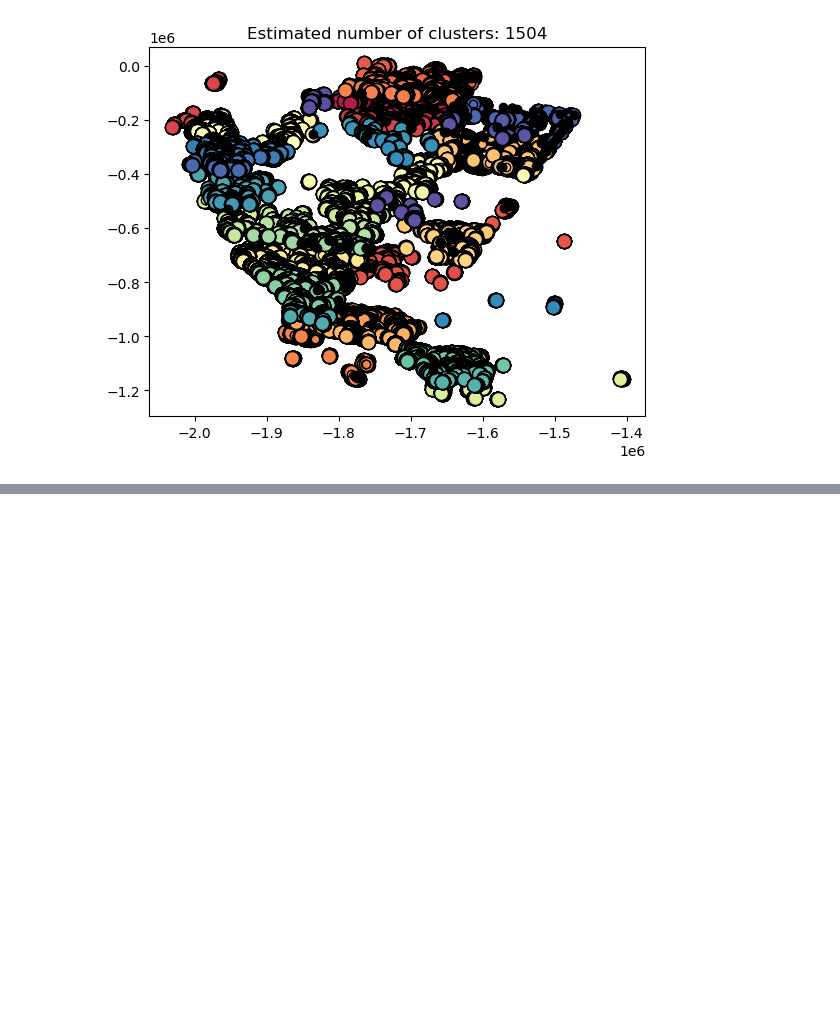
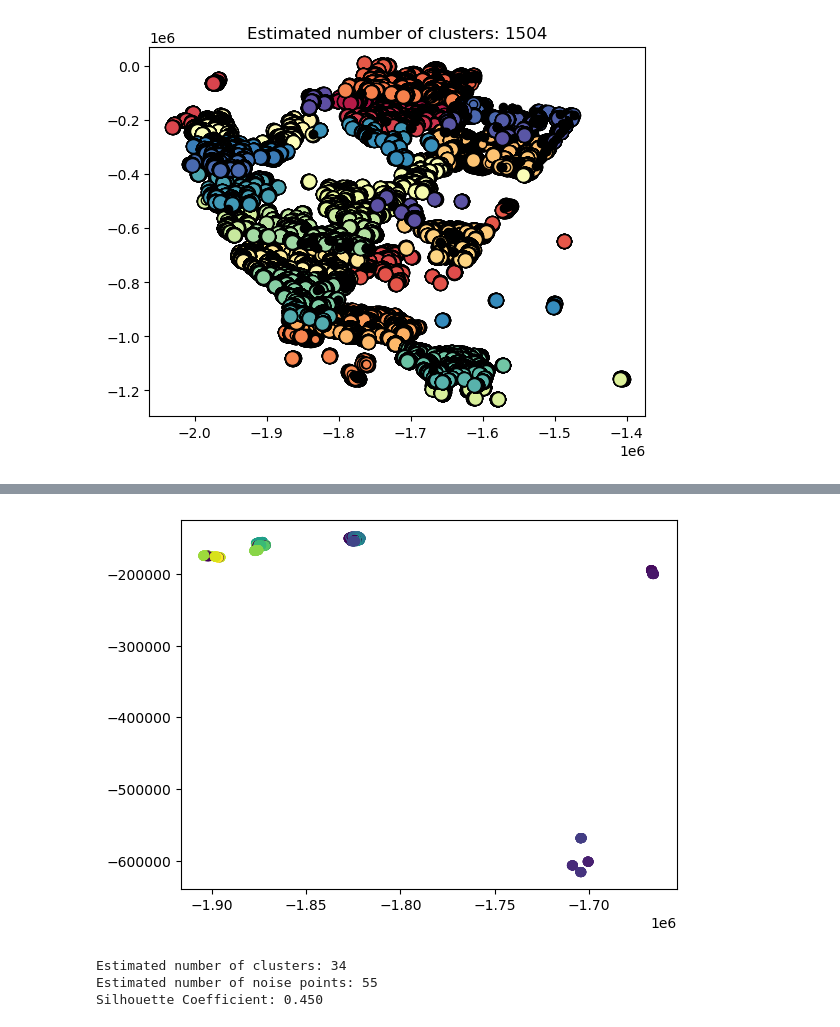
Before and after one commit to williamasesoftware/Clustering, a Jupyter notebook: DBSCAN/DBSCAN/DBSCAN_Ex.ipynb, the cells around one changed output, grey strips where cells are left out. Cells and saved outputs as stored; diff of their text form; code cells hidden in the pictures; blank space fills up the shorter version.

```diff
--- a/DBSCAN/DBSCAN/DBSCAN_Ex.ipynb
+++ b/DBSCAN/DBSCAN/DBSCAN_Ex.ipynb
@@ -217,0 +242,37 @@ plt.show()
+# %%
+# Find the knee point in the plot
+knee = np.diff(distances, 1).argmax()
+eps = 400
+
+# Run DBSCAN with selected eps value and min_samples=5
+dbscan = DBSCAN(eps=eps, min_samples=5)
+clusters = dbscan.fit_predict(X91)
+
+# Plot the resulting clusters
+plt.scatter(X91[:, 0], X91[:, 1], c=clusters)
+plt.show()
+# %% [output]
+[figure, added]
+# %%
+# Find the knee point in the plot
+knee = np.diff(distances, 1).argmax()
+eps = 400
+
+# Run DBSCAN with selected eps value and min_samples=5
+dbscan = DBSCAN(eps=eps, min_samples=5)
+clusters = dbscan.fit_predict(X91)
+
+# Get the cluster labels
+labels = clusters
+
+# Number of clusters in labels, ignoring noise if present.
+n_clusters_ = len(set(labels)) - (1 if -1 in labels else 0)
+n_noise_ = list(labels).count(-1)
+
+print("Estimated number of clusters: %d" % n_clusters_)
+print("Estimated number of noise points: %d" % n_noise_)
+print(f"Silhouette Coefficient: {metrics.silhouette_score(X91, labels):.3f}")
+# %% [output]
+Estimated number of clusters: 34
+Estimated number of noise points: 55
+Silhouette Coefficient: 0.450
```
Also changed, not shown: parts of 3 cells of this notebook.
